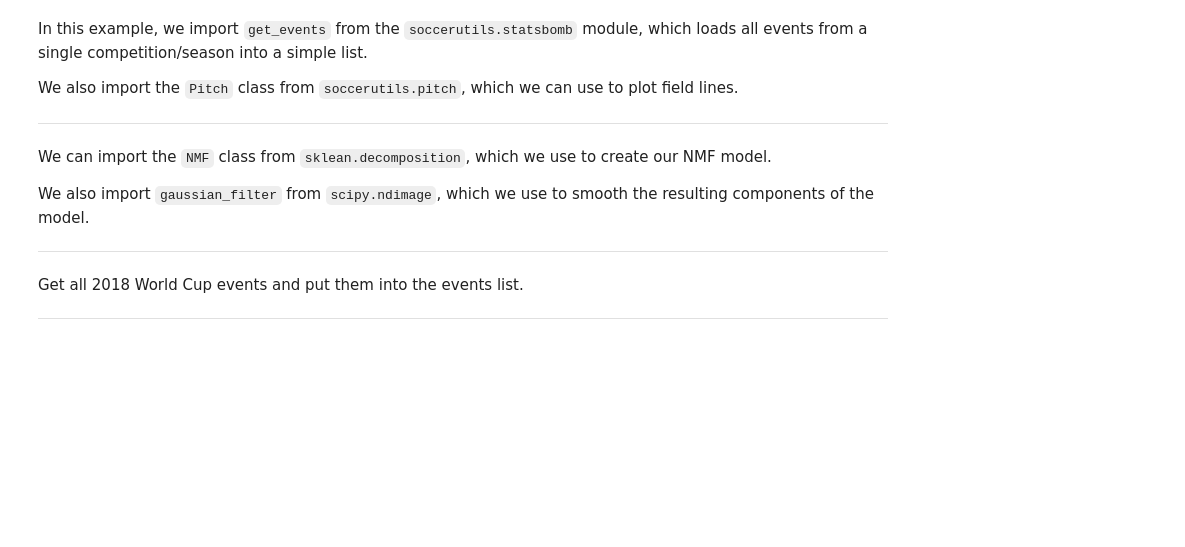
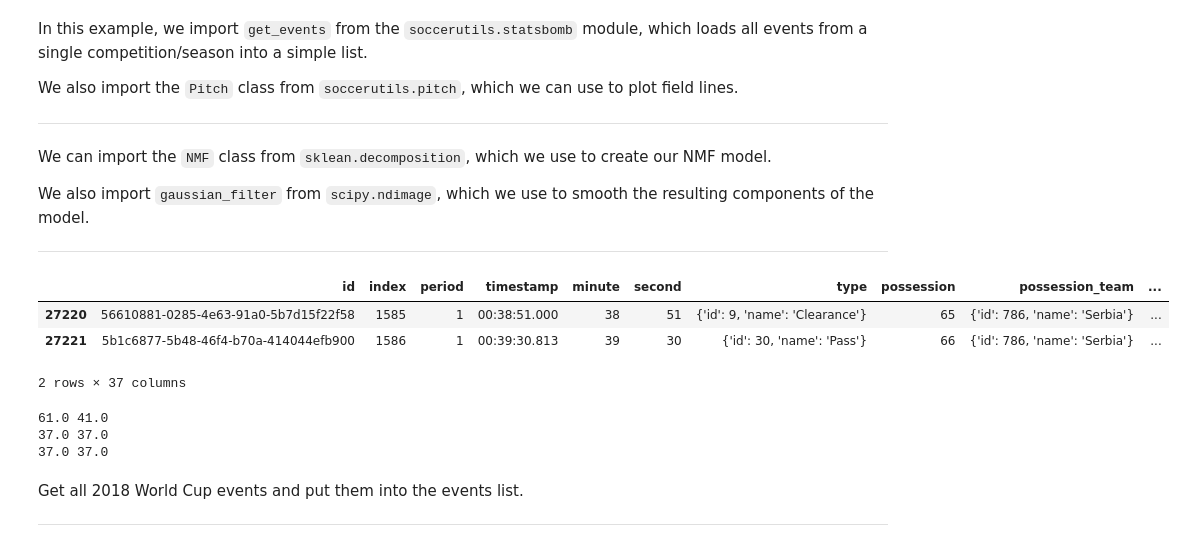
Before and after one commit to tonyelhabr/footyball, a Jupyter notebook: src/non_neg_matrix_factorization.ipynb, the cells around one changed output. Cells and saved outputs as stored; diff of their text form; code cells hidden in the pictures; blank space fills up the shorter version.

```diff
--- a/src/non_neg_matrix_factorization.ipynb
+++ b/src/non_neg_matrix_factorization.ipynb
@@ -37,3 +37,6 @@ We also import `gaussian_filter` from `scipy.ndimage`, which we use to smooth th
 ---
 # %%
 events = get_events(competition_id=43, season_id=3)
+# %%
+import pandas as pd
+events_df = pd.DataFrame.from_dict(events)
@@ -39,0 +46,7 @@ events = get_events(competition_id=43, season_id=3)
+# %%
+events_df.iloc[27220:27222, ]
+# %% [output]
+|  | id | index | period | timestamp | minute | second | type | possession | possession_team | ... |
+| 27220 | 56610881-0285-4e63-91a0-5b7d15f22f58 | 1585 | 1 | 00:38:51.000 | 38 | 51 | {'id': 9, 'name': 'Clearance'} | 65 | {'id': 786, 'name': 'Serbia'} | ... |
+| 27221 | 5b1c6877-5b48-46f4-b70a-414044efb900 | 1586 | 1 | 00:39:30.813 | 39 | 30 | {'id': 30, 'name': 'Pass'} | 66 | {'id': 786, 'name': 'Serbia'} | ... |
+2 rows × 37 columns
@@ -40,3 +70,14 @@ events = get_events(competition_id=43, season_id=3)
+# %%
+for idx, x in enumerate(x_val):
+    if idx <= 2:
+        print(x, y_val[idx])
+    else:
+        pass
+x_val
+# %% [output]
+61.0 41.0
+37.0 37.0
+37.0 37.0
 # %% [markdown]
 Get all 2018 World Cup events and put them into the events list.
 
```
Also changed, not shown: parts of 11 cells of this notebook, 18 other files.
